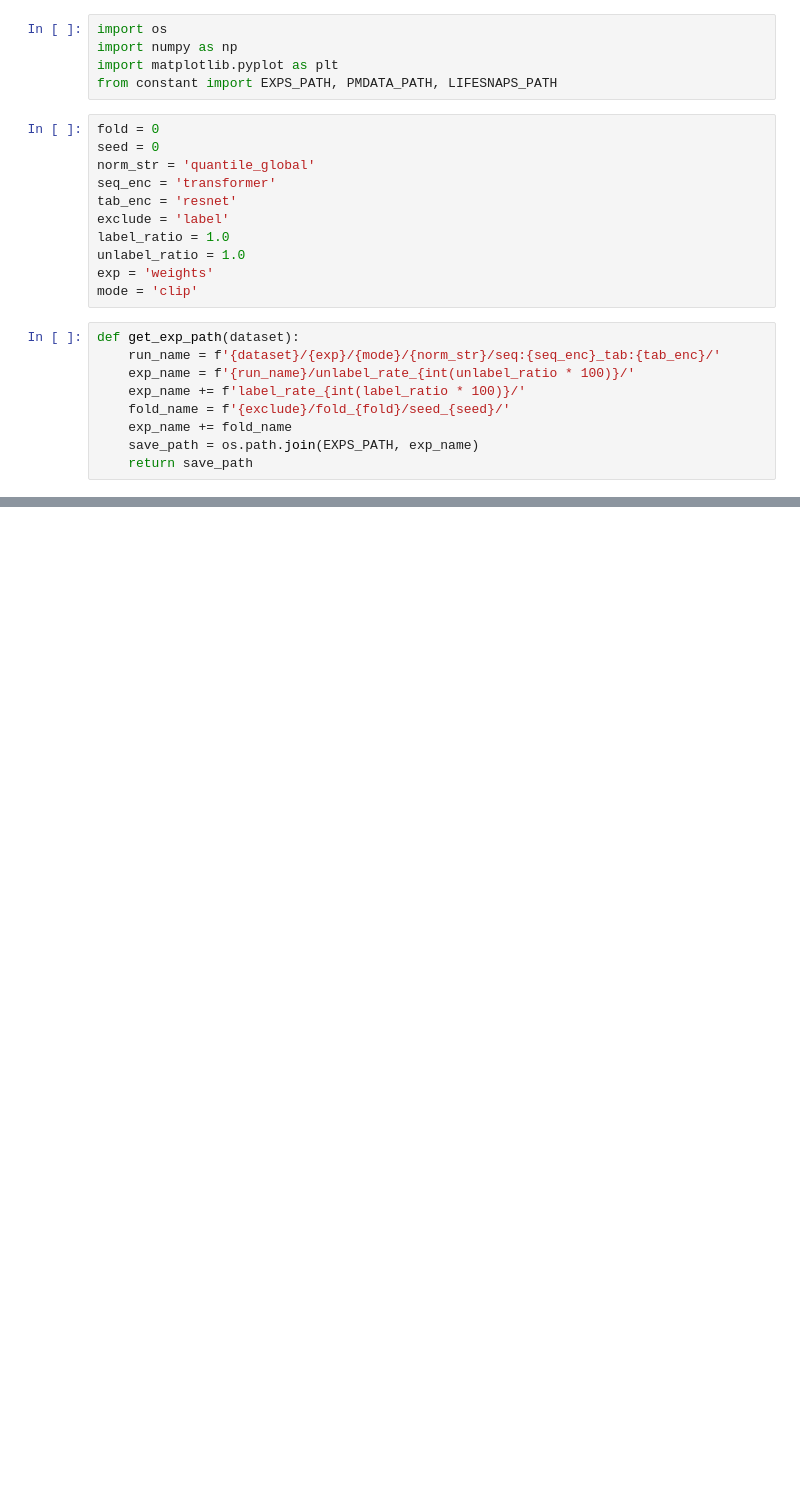
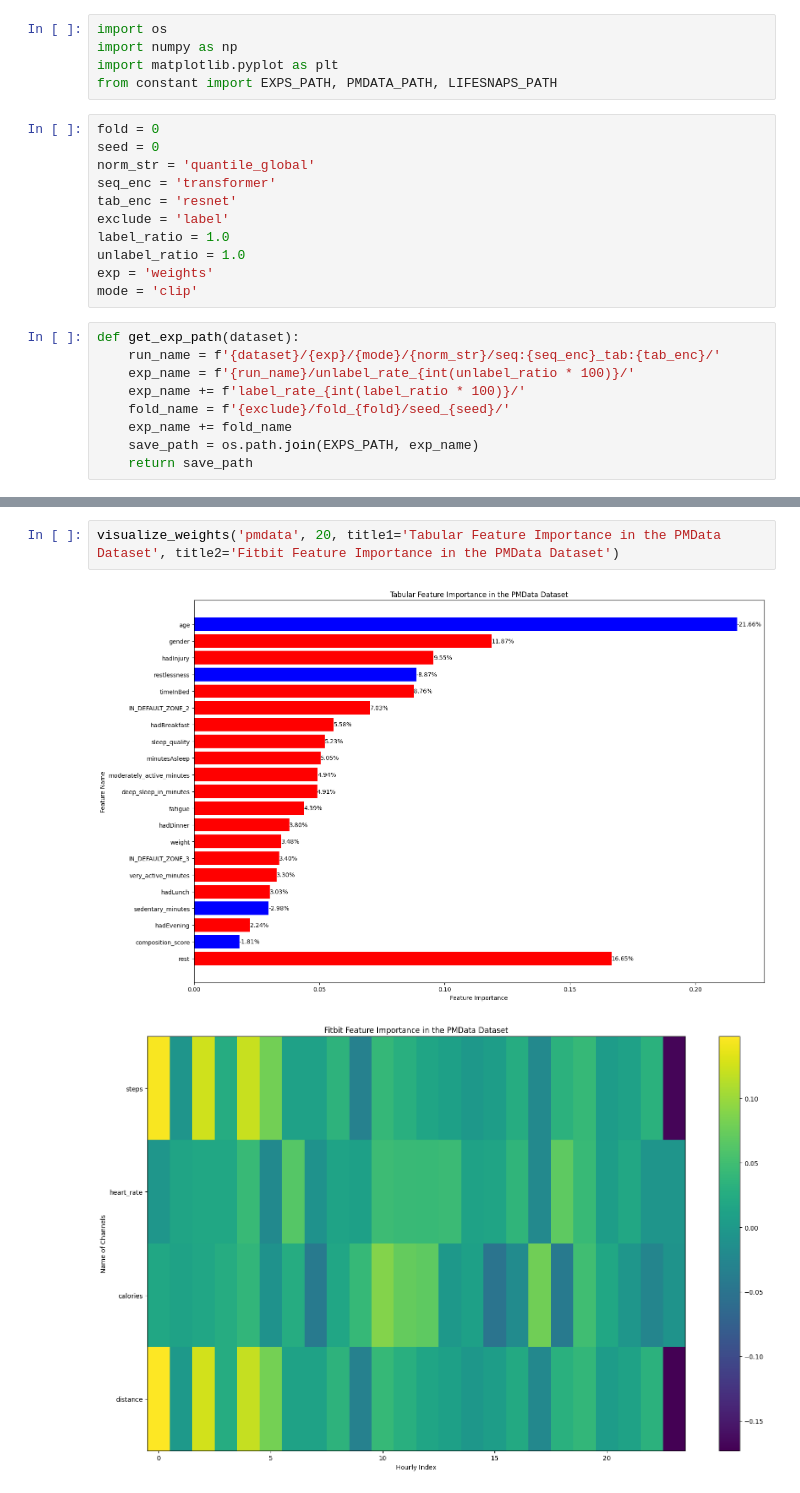
Before and after one commit to comp-well-org/clip-stress-detection, a Jupyter notebook: plot.ipynb, the cells around one changed output, grey strips where cells are left out. Saved outputs shown, nothing was run; the diff lists cells and outputs as text; blank space fills up the shorter version.

```diff
--- a/plot.ipynb
+++ b/plot.ipynb
@@ -99,0 +96,5 @@ visualize_weights('pmdata', 20)
+# %%
+visualize_weights('pmdata', 20, title1='Tabular Feature Importance in the PMData Dataset', title2='Fitbit Feature Importance in the PMData Dataset')
+# %% [output]
+[figure, added]
+[figure, added]
```
Also changed, not shown: parts of 4 cells of this notebook.
